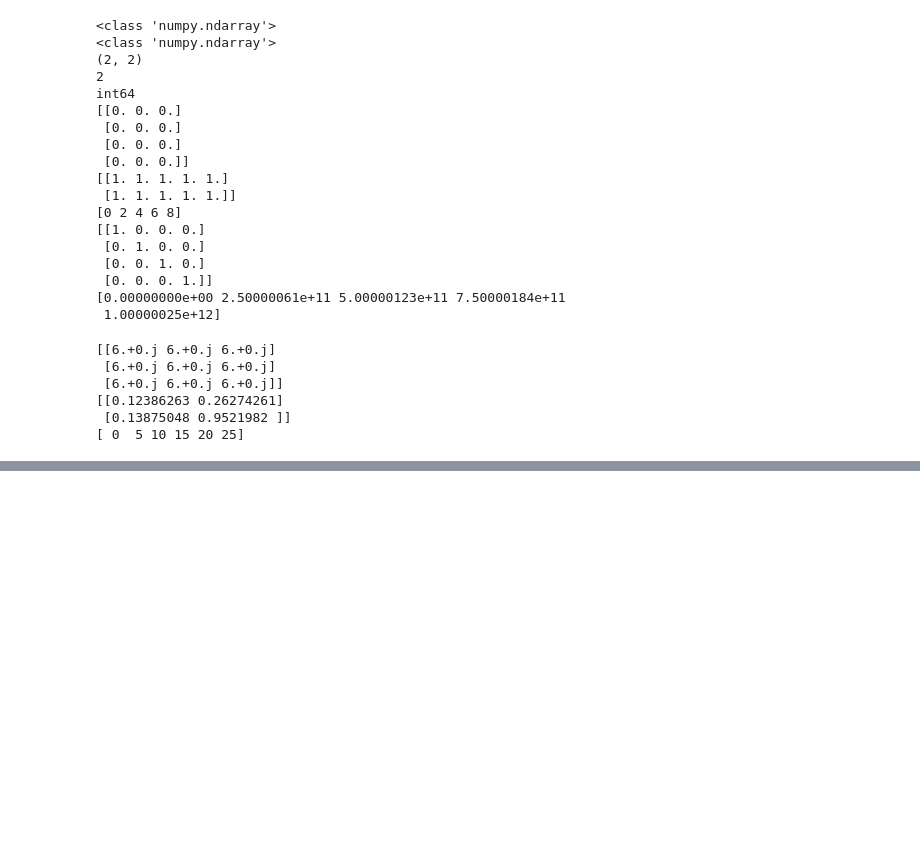
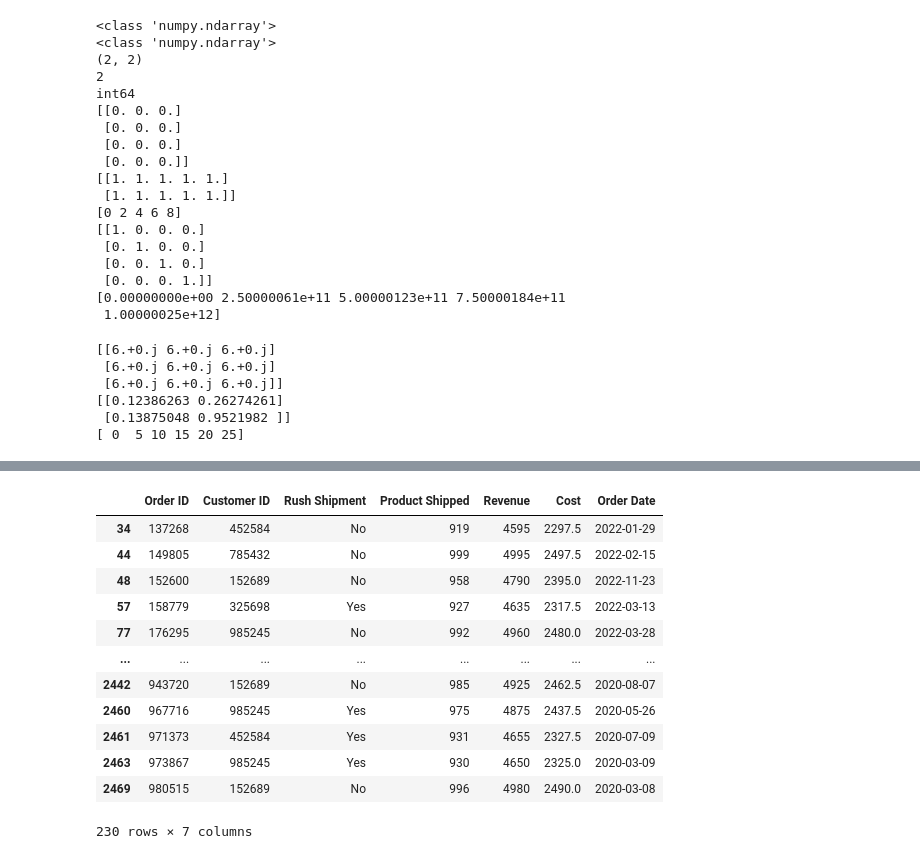
Before and after one commit to Anamika282004/Python-Workshop, a Jupyter notebook: Day3/Day3Practice.ipynb, the cells around one changed output, grey strips where cells are left out. Drawn from its saved outputs; the diff is of its cells as text; code cells hidden in the pictures; blank space fills up the shorter version.

```diff
--- a/Day3/Day3Practice.ipynb
+++ b/Day3/Day3Practice.ipynb
@@ -271,0 +410,21 @@ print(f)
+# %%
+# df3=df["Customer ID"]
+# df3
+# df4 = df["Product Shipped"]
+# df4
+df5 = df[df["Product Shipped"] > 900]
+df5
+# %% [output]
+|  | Order ID | Customer ID | Rush Shipment | Product Shipped | Revenue | Cost | Order Date |
+| 34 | 137268 | 452584 | No | 919 | 4595 | 2297.5 | 2022-01-29 |
+| 44 | 149805 | 785432 | No | 999 | 4995 | 2497.5 | 2022-02-15 |
+| 48 | 152600 | 152689 | No | 958 | 4790 | 2395.0 | 2022-11-23 |
+| 57 | 158779 | 325698 | Yes | 927 | 4635 | 2317.5 | 2022-03-13 |
+| 77 | 176295 | 985245 | No | 992 | 4960 | 2480.0 | 2022-03-28 |
+| ... | ... | ... | ... | ... | ... | ... | ... |
+| 2442 | 943720 | 152689 | No | 985 | 4925 | 2462.5 | 2020-08-07 |
+| 2460 | 967716 | 985245 | Yes | 975 | 4875 | 2437.5 | 2020-05-26 |
+| 2461 | 971373 | 452584 | Yes | 931 | 4655 | 2327.5 | 2020-07-09 |
+| 2463 | 973867 | 985245 | Yes | 930 | 4650 | 2325.0 | 2020-03-09 |
+| 2469 | 980515 | 152689 | No | 996 | 4980 | 2490.0 | 2020-03-08 |
+230 rows × 7 columns
```
Also changed, not shown: parts of 9 cells of this notebook, 2 other files.
